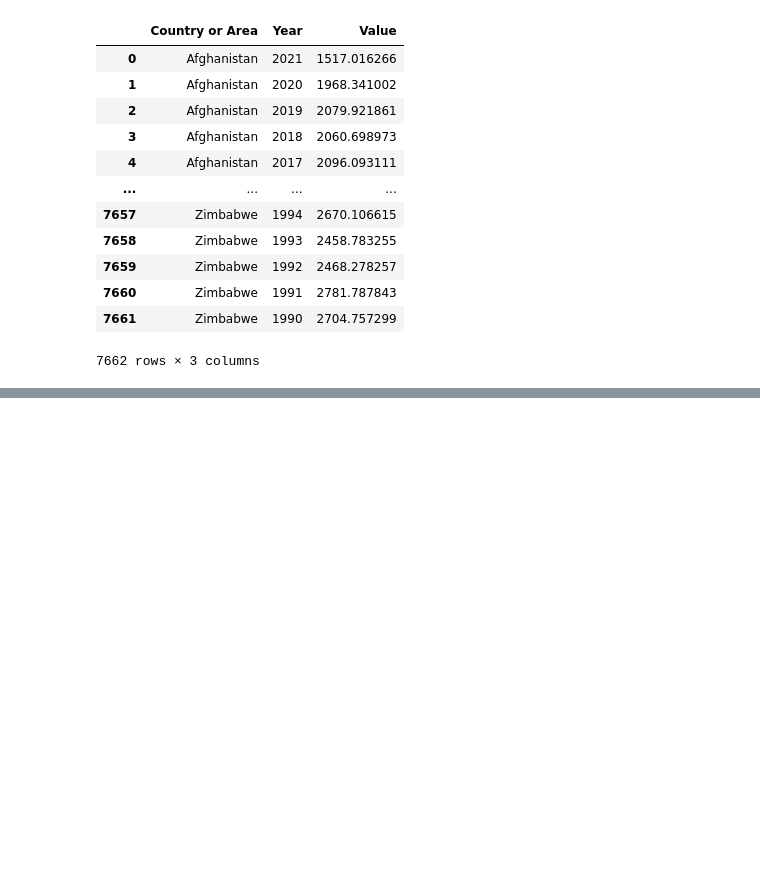
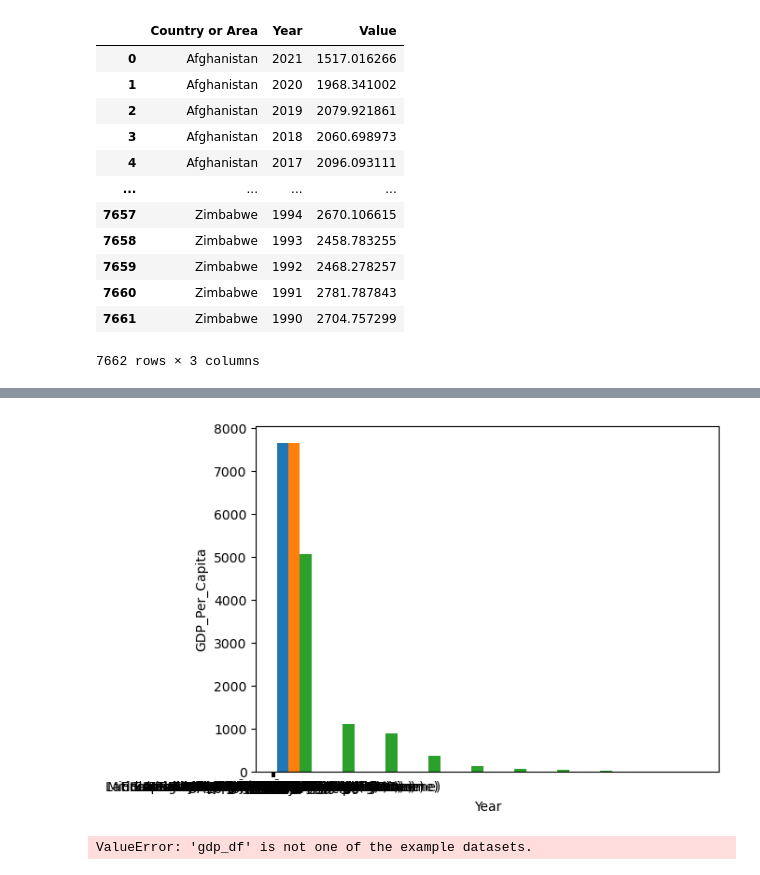
Before and after one commit to NSS-Data-Analytics-Cohort-12/un-python-wileymartin, a Jupyter notebook: Wiley.ipynb, the cells around one changed output, grey strips where cells are left out. Drawn from its saved outputs; the diff is of its cells as text; code cells hidden in the pictures; blank space fills up the shorter version.

```diff
--- a/Wiley.ipynb
+++ b/Wiley.ipynb
@@ -52,0 +109,15 @@ gdp_df.head(5)
+# %%
+gd_rename = gdp_df.rename(columns={'Country or Area' : 'Country', 'Year' : 'Year' , 'Value' : ' GDP_Per_Capita'})
+plt.hist(gd_rename)
+plt.xlabel('Year')
+plt.ylabel('GDP_Per_Capita')
+plt.show()
+# %% [output]
+[figure, added]
+# %%
+data = sns.load_dataset('gdp_df')
+data['Value'].plot.density(year='2020')
+plt.title('GDP_Per_Capita_2020')
+plt.show()
+# %% [output]
+ValueError: 'gdp_df' is not one of the example datasets.
```
Also changed, not shown: parts of 6 cells of this notebook.
